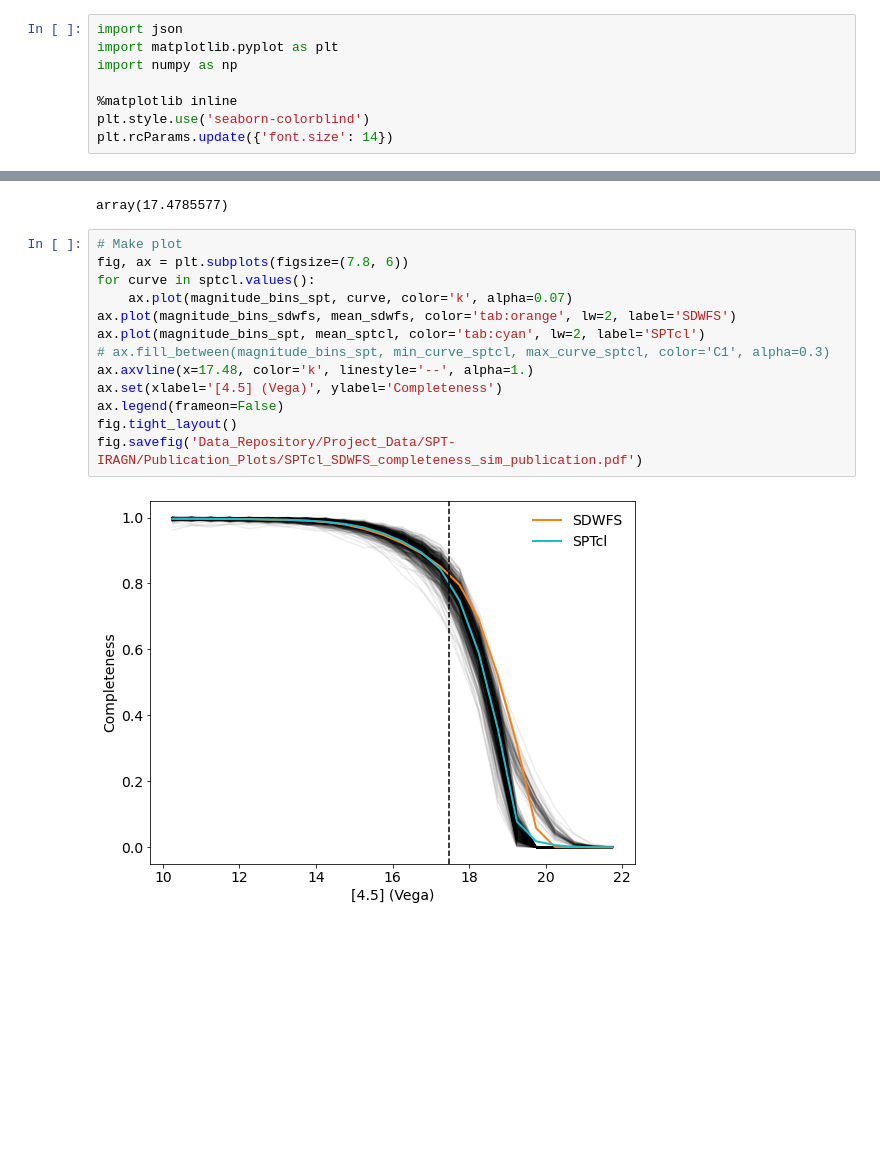
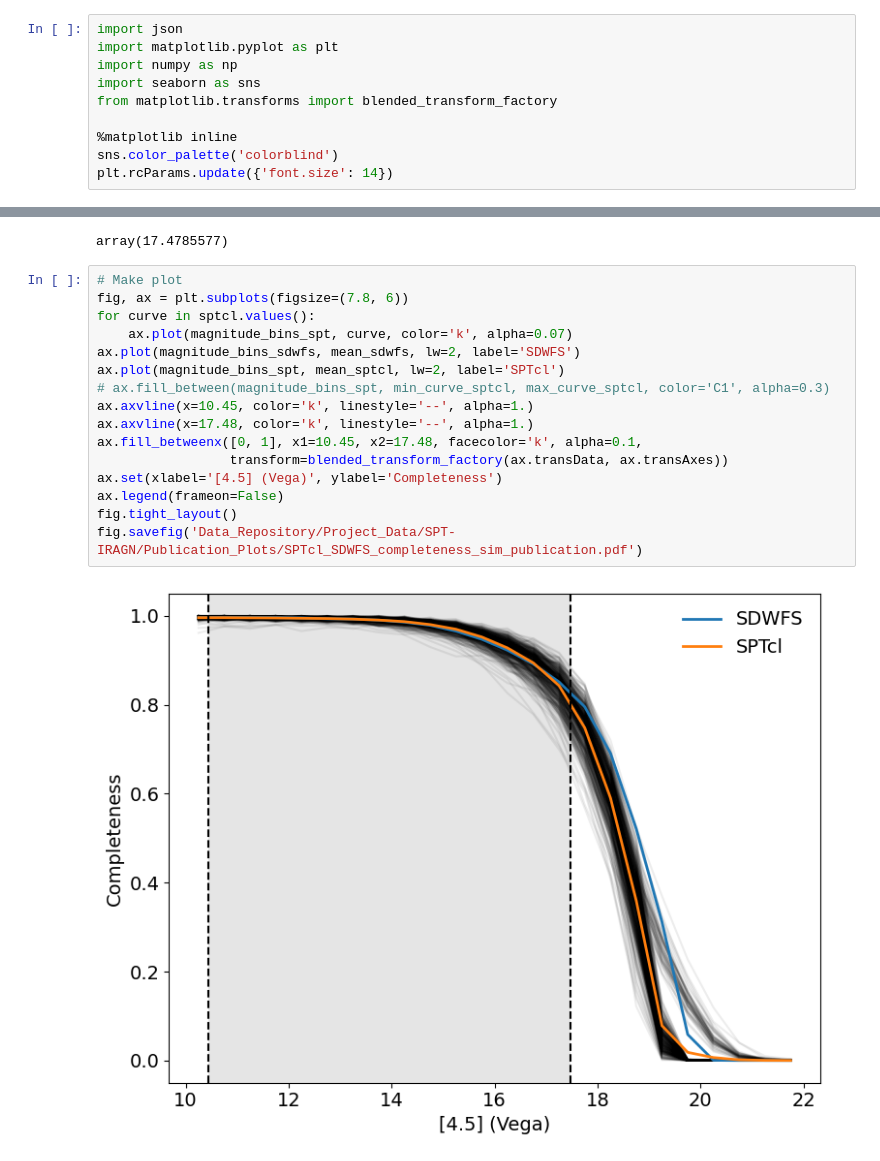
Before and after one commit to floydie7/SPT_AGN, a Jupyter notebook: SPTcl-IRAGN_completeness_simulation_plot.ipynb, the cells around one changed output, grey strips where cells are left out. Cells and saved outputs as stored; diff of their text form; blank space fills up the shorter version.

```diff
--- a/SPTcl-IRAGN_completeness_simulation_plot.ipynb
+++ b/SPTcl-IRAGN_completeness_simulation_plot.ipynb
@@ -7,9 +7,11 @@ Generates a publication plot of the completeness simulation recovery curves.
 import json
 import matplotlib.pyplot as plt
 import numpy as np
+import seaborn as sns
+from matplotlib.transforms import blended_transform_factory
 
 %matplotlib inline
-plt.style.use('seaborn-colorblind')
+sns.color_palette('colorblind')
 plt.rcParams.update({'font.size': 14})
 # %%
 # Completeness simulation result files
@@ -63,15 +65,18 @@ array(17.4785577)
 # %%
 # Make plot
 fig, ax = plt.subplots(figsize=(7.8, 6))
 for curve in sptcl.values():
     ax.plot(magnitude_bins_spt, curve, color='k', alpha=0.07)
-ax.plot(magnitude_bins_sdwfs, mean_sdwfs, color='tab:orange', lw=2, label='SDWFS')
-ax.plot(magnitude_bins_spt, mean_sptcl, color='tab:cyan', lw=2, label='SPTcl')
+ax.plot(magnitude_bins_sdwfs, mean_sdwfs, lw=2, label='SDWFS')
+ax.plot(magnitude_bins_spt, mean_sptcl, lw=2, label='SPTcl')
 # ax.fill_between(magnitude_bins_spt, min_curve_sptcl, max_curve_sptcl, color='C1', alpha=0.3)
+ax.axvline(x=10.45, color='k', linestyle='--', alpha=1.)
 ax.axvline(x=17.48, color='k', linestyle='--', alpha=1.)
+ax.fill_betweenx([0, 1], x1=10.45, x2=17.48, facecolor='k', alpha=0.1,
+                 transform=blended_transform_factory(ax.transData, ax.transAxes))
 ax.set(xlabel='[4.5] (Vega)', ylabel='Completeness')
 ax.legend(frameon=False)
 fig.tight_layout()
 fig.savefig('Data_Repository/Project_Data/SPT-IRAGN/Publication_Plots/SPTcl_SDWFS_completeness_sim_publication.pdf')
 # %% [output]
-[figure, old version]
+[figure, new version]
```
Also changed, not shown: 5 other files.
